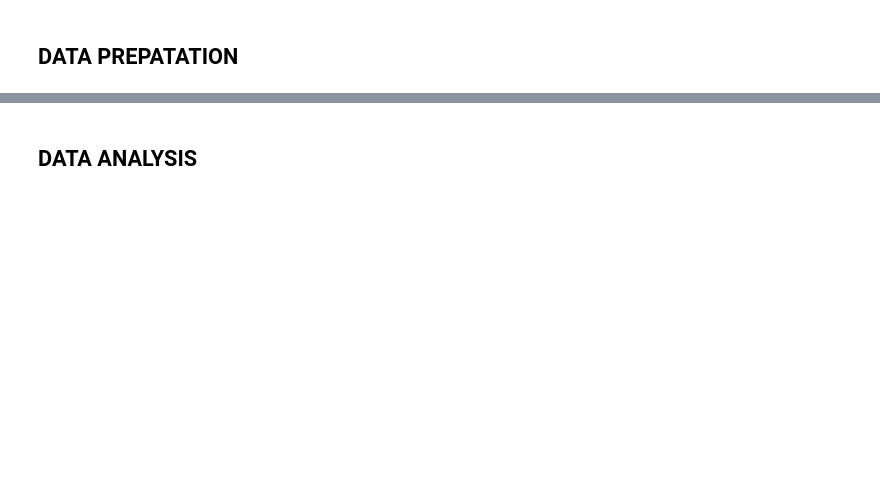
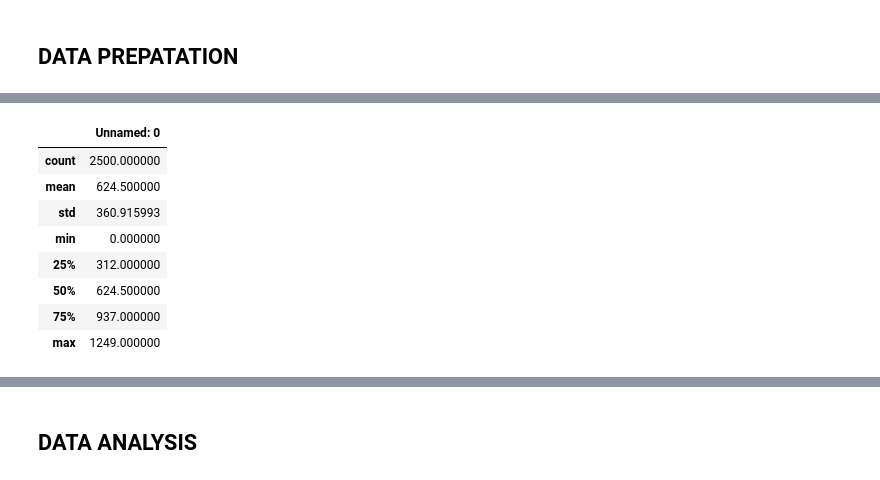
Before and after one commit to nduvawinnie/FINAL_PROJECT_PHASE_1, a Jupyter notebook: flight_notebook.ipynb, the cells around one changed output, grey strips where cells are left out. Saved outputs shown, nothing was run; the diff lists cells and outputs as text; code cells hidden in the pictures; blank space fills up the shorter version.

```diff
--- a/flight_notebook.ipynb
+++ b/flight_notebook.ipynb
@@ -71,0 +100,13 @@ So for me to come up with a solution to the problem addressed. The data needs to
+# %%
+#seeing an overview statistical of our data
+df.describe()
+# %% [output]
+|  | Unnamed: 0 |
+| count | 2500.000000 |
+| mean | 624.500000 |
+| std | 360.915993 |
+| min | 0.000000 |
+| 25% | 312.000000 |
+| 50% | 624.500000 |
+| 75% | 937.000000 |
+| max | 1249.000000 |
```
Also changed, not shown: parts of 17 cells of this notebook.
